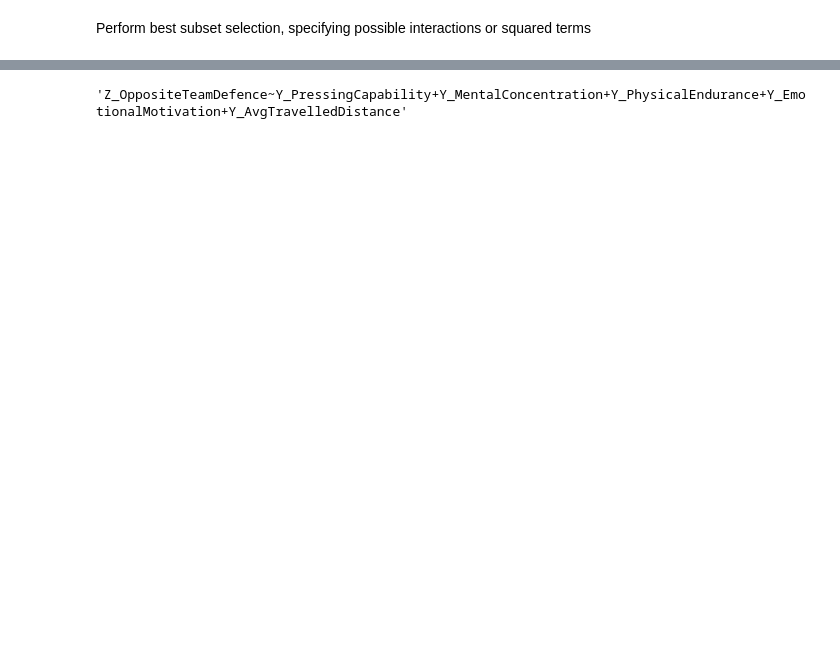
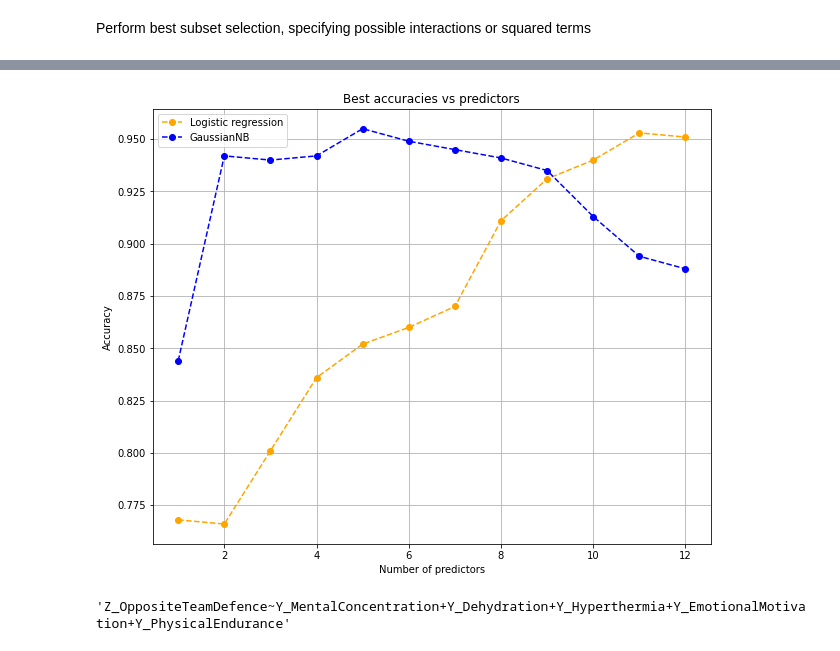
Before and after one commit to UniversityProjectsAtUnisa/exam-project_sda, a Jupyter notebook: z_classification.ipynb, the cells around one changed output, grey strips where cells are left out. Saved outputs shown, nothing was run; the diff lists cells and outputs as text; code cells hidden in the pictures; blank space fills up the shorter version.

```diff
--- a/z_classification.ipynb
+++ b/z_classification.ipynb
@@ -99,6 +84,13 @@ number of predictors: 10
+# %%
+n_predictors = len(possible_interactions) + PREDICTORS_NUMBER
+fig, ax = plt.subplots(figsize=(10,8))
+utils.Utils.plot_best_subsets(subsets_logistic, n_predictors, ax, legend="Logistic regression")
+utils.Utils.plot_best_subsets(subsets_gaussian, n_predictors, ax, color="blue", legend="GaussianNB")
+# %% [output]
+[figure, added]
+# %%
+subsets_gaussian['best_models'][5]['formula']
+# %% [output]
+'Z_OppositeTeamDefence~Y_MentalConcentration+Y_Dehydration+Y_Hyperthermia+Y_EmotionalMotivation+Y_PhysicalEndurance'
 # %%
 utils_.save_model(subsets['best_models'][8])
-# %%
-subsets['best_models'][4]['formula']
-# %% [output]
-'Z_OppositeTeamDefence~Y_PressingCapability+Y_MentalConcentration+Y_PhysicalEndurance+Y_EmotionalMotivation+Y_AvgTravelledDistance'
```
Also changed, not shown: parts of 11 cells of this notebook, 11 other files.
